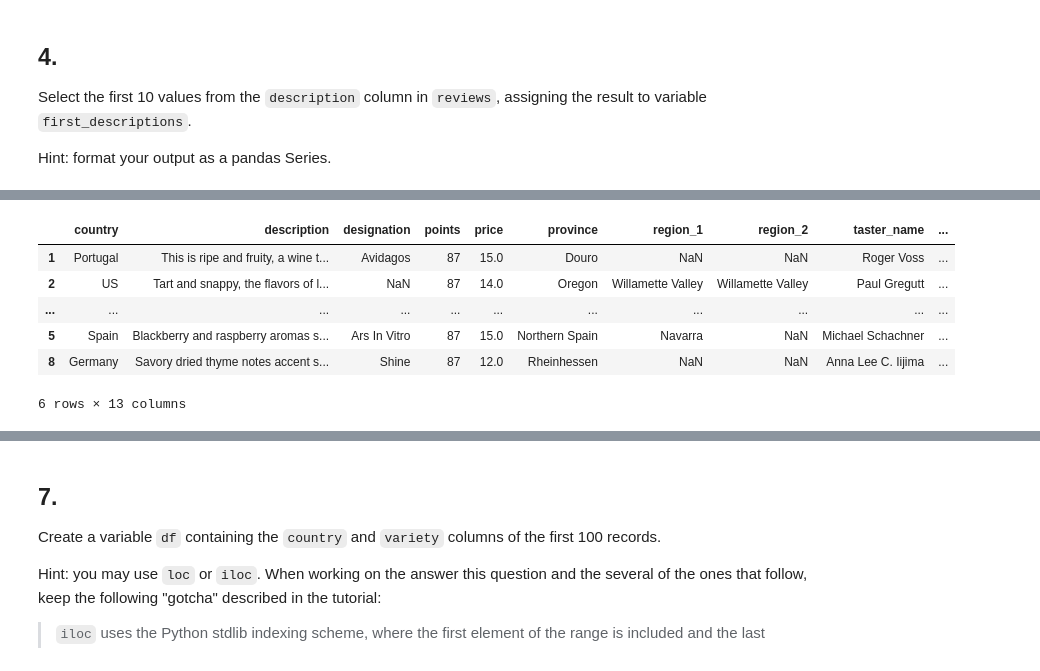
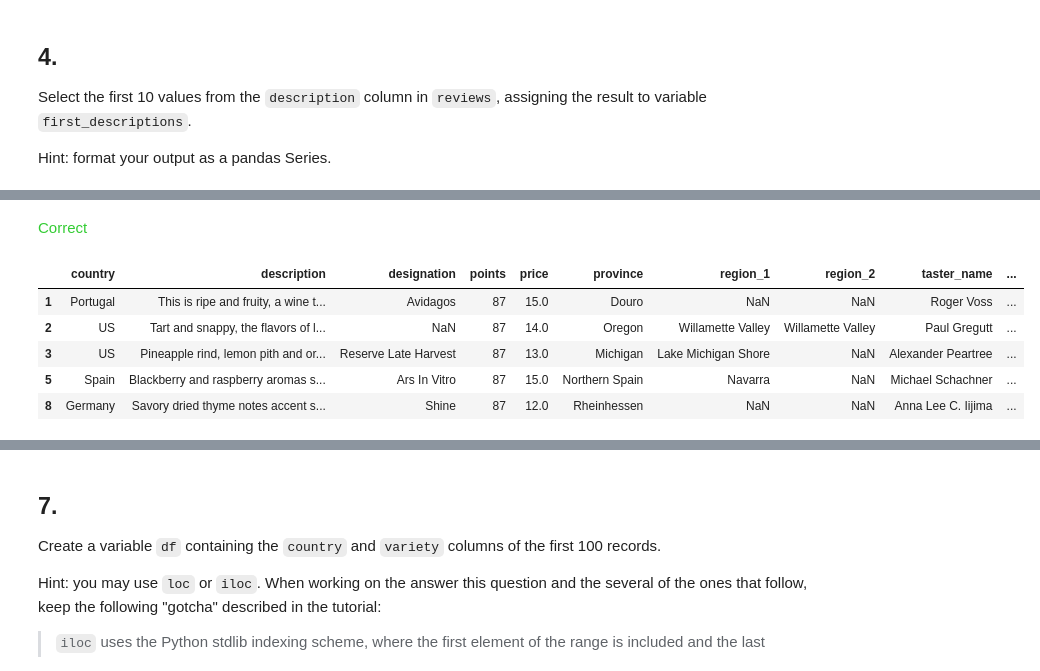
Before and after one commit to Nitin1613/Kaggle, a Jupyter notebook: 2-indexing-selecting-assigning.ipynb, the cells around one changed output, grey strips where cells are left out. Drawn from its saved outputs; the diff is of its cells as text; code cells hidden in the pictures.

```diff
--- a/2-indexing-selecting-assigning.ipynb
+++ b/2-indexing-selecting-assigning.ipynb
@@ -120,8 +149,10 @@ In other words, generate the following DataFrame:
 
 ![](https://i.imgur.com/sHZvI1O.png)
 # %%
-sample_reviews = reviews.iloc[[1,2,3,4,5,8]]
+sample_reviews = reviews.iloc[[1,2,3,5,8]]
 
 # Check your answer
+q5.check()
+
 sample_reviews
 # %% [output]
@@ -128,10 +160,10 @@ sample_reviews
+<span style="color:#33cc33">Correct</span>
 |  | country | description | designation | points | price | province | region_1 | region_2 | taster_name | ... |
 | 1 | Portugal | This is ripe and fruity, a wine t... | Avidagos | 87 | 15.0 | Douro | NaN | NaN | Roger Voss | ... |
 | 2 | US | Tart and snappy, the flavors of l... | NaN | 87 | 14.0 | Oregon | Willamette Valley | Willamette Valley | Paul Gregutt | ... |
-| ... | ... | ... | ... | ... | ... | ... | ... | ... | ... | ... |
+| 3 | US | Pineapple rind, lemon pith and or... | Reserve Late Harvest | 87 | 13.0 | Michigan | Lake Michigan Shore | NaN | Alexander Peartree | ... |
 | 5 | Spain | Blackberry and raspberry aromas s... | Ars In Vitro | 87 | 15.0 | Northern Spain | Navarra | NaN | Michael Schachner | ... |
 | 8 | Germany | Savory dried thyme notes accent s... | Shine | 87 | 12.0 | Rheinhessen | NaN | NaN | Anna Lee C. Iijima | ... |
-6 rows × 13 columns
 # %%
 #q5.hint()
 #q5.solution()
```
Also changed, not shown: parts of 11 cells of this notebook.
